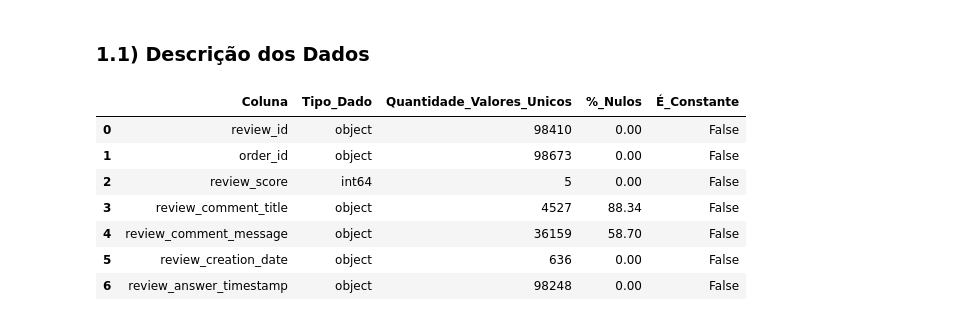
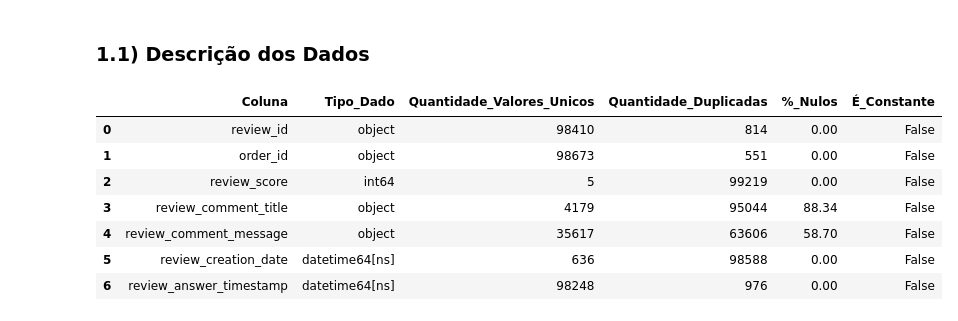
Before and after one commit to rpf991/Ecommerce_Classificador_Sentimentos, a Jupyter notebook: notebooks/01_eda.ipynb, the cells around one changed output. Cells and saved outputs as stored; diff of their text form; code cells hidden in the pictures.

```diff
--- a/notebooks/01_eda.ipynb
+++ b/notebooks/01_eda.ipynb
@@ -62,0 +66,12 @@ df_reviews.head()
+# %%
+# Remoção dos espaços em branco das strings
+df_reviews['review_id'] = df_reviews['review_id'].str.strip()
+df_reviews['order_id'] = df_reviews['order_id'].str.strip()
+df_reviews['review_comment_title'] = df_reviews['review_comment_title'].str.strip()
+df_reviews['review_comment_message'] = df_reviews['review_comment_message'].str.strip()
+
+# Adaptação das colunas de data de string para datetime
+df_reviews['review_creation_date'] = pd.to_datetime(df_reviews['review_creation_date'].str.strip(), format='%Y-%m-%d %H:%M:%S')
+df_reviews['review_answer_timestamp'] = pd.to_datetime(df_reviews['review_answer_timestamp'].str.strip(), format='%Y-%m-%d %H:%M:%S')
+
+df_reviews.head()
@@ -65,21 +87,22 @@ df_reviews.head()
 # %%
 df_description = pd.DataFrame([])
 
 df_description["Coluna"] = df_reviews.columns
 
 df_description["Tipo_Dado"] = df_description["Coluna"].map(df_reviews.dtypes).astype("str")
 df_description["Quantidade_Valores_Unicos"] = df_description["Coluna"].map(df_reviews.nunique())
+df_description["Quantidade_Duplicadas"] = df_description["Coluna"].apply(lambda c: df_reviews[c].duplicated().sum())
+
 df_description["%_Nulos"] = (df_description["Coluna"].map(df_reviews.isnull().mean()) * 100).round(2)
-
 df_description["É_Constante"] = df_description["Quantidade_Valores_Unicos"].apply(lambda x: x <=  1)
 
 display(df_description)
 # %% [output]
-|  | Coluna | Tipo_Dado | Quantidade_Valores_Unicos | %_Nulos | É_Constante |
-| 0 | review_id | object | 98410 | 0.00 | False |
-| 1 | order_id | object | 98673 | 0.00 | False |
-| 2 | review_score | int64 | 5 | 0.00 | False |
-| 3 | review_comment_title | object | 4527 | 88.34 | False |
-| 4 | review_comment_message | object | 36159 | 58.70 | False |
-| 5 | review_creation_date | object | 636 | 0.00 | False |
-| 6 | review_answer_timestamp | object | 98248 | 0.00 | False |
+|  | Coluna | Tipo_Dado | Quantidade_Valores_Unicos | Quantidade_Duplicadas | %_Nulos | É_Constante |
+| 0 | review_id | object | 98410 | 814 | 0.00 | False |
+| 1 | order_id | object | 98673 | 551 | 0.00 | False |
+| 2 | review_score | int64 | 5 | 99219 | 0.00 | False |
+| 3 | review_comment_title | object | 4179 | 95044 | 88.34 | False |
+| 4 | review_comment_message | object | 35617 | 63606 | 58.70 | False |
+| 5 | review_creation_date | datetime64[ns] | 636 | 98588 | 0.00 | False |
+| 6 | review_answer_timestamp | datetime64[ns] | 98248 | 976 | 0.00 | False |
```
Also changed, not shown: parts of 15 cells of this notebook.
